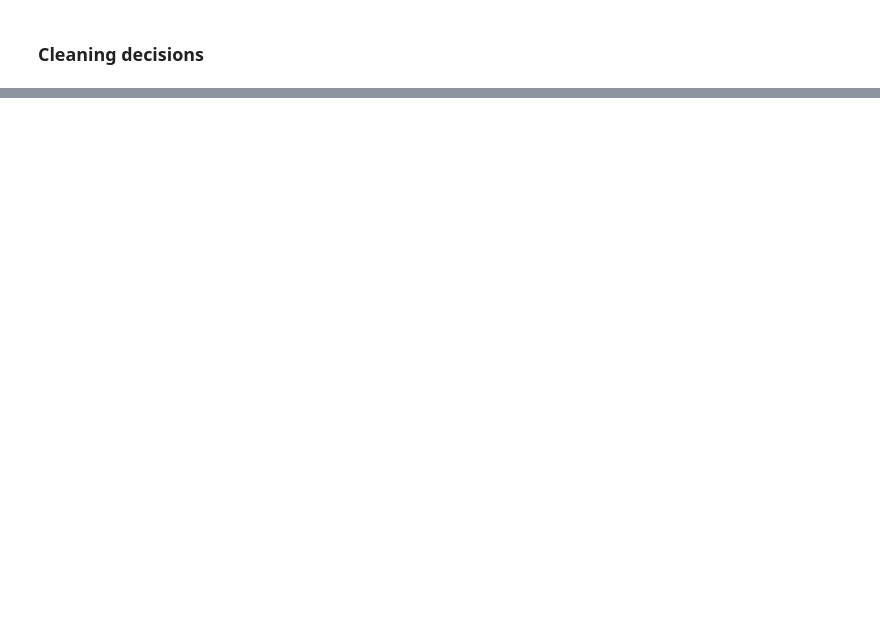
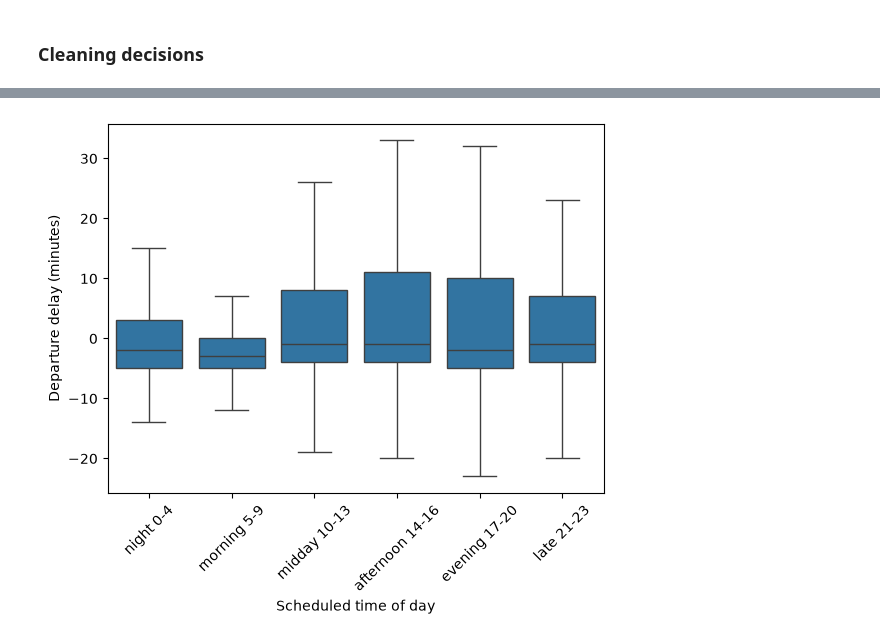
Before and after one commit to seyhasenganz/my-sql-assignment, a Jupyter notebook: flight_weather_analysis/Flight_Weather_Delay_Analysis.ipynb, the cells around one changed output, grey strips where cells are left out. Cells and saved outputs as stored; diff of their text form; code cells hidden in the pictures; blank space fills up the shorter version.

```diff
--- a/flight_weather_analysis/Flight_Weather_Delay_Analysis.ipynb
+++ b/flight_weather_analysis/Flight_Weather_Delay_Analysis.ipynb
@@ -918,0 +540,11 @@ This makes the model useful for flagging which flights to watch.
+# %%
+# ===== 36th code block (of 60) =====
+# Chart 2: box plot of delay minutes by time of day (Session 5)
+order = ['night 0-4', 'morning 5-9', 'midday 10-13', 'afternoon 14-16', 'evening 17-20', 'late 21-23']
+sns.boxplot(x='time_of_day', y='dep_delay', data=df_clean, order=order, showfliers=False)   # showfliers=False hides outlier dots
+plt.xticks(rotation=45)
+plt.xlabel('Scheduled time of day')
+plt.ylabel('Departure delay (minutes)')
+plt.show()
+# %% [output]
+[figure, added]
```
Also changed, not shown: parts of 126 cells of this notebook, 1 other file.
